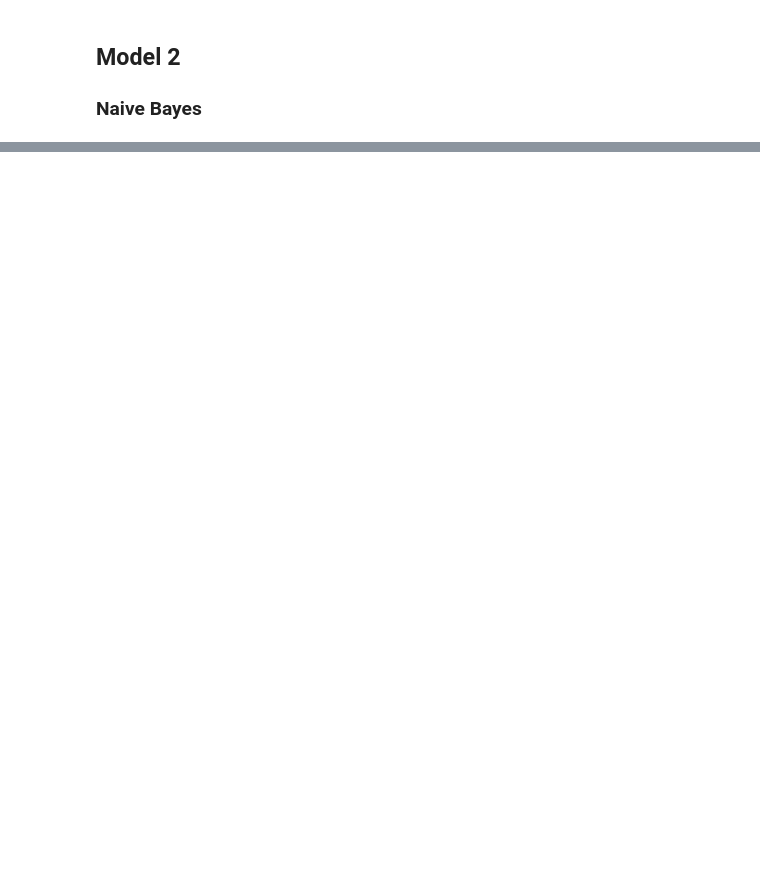
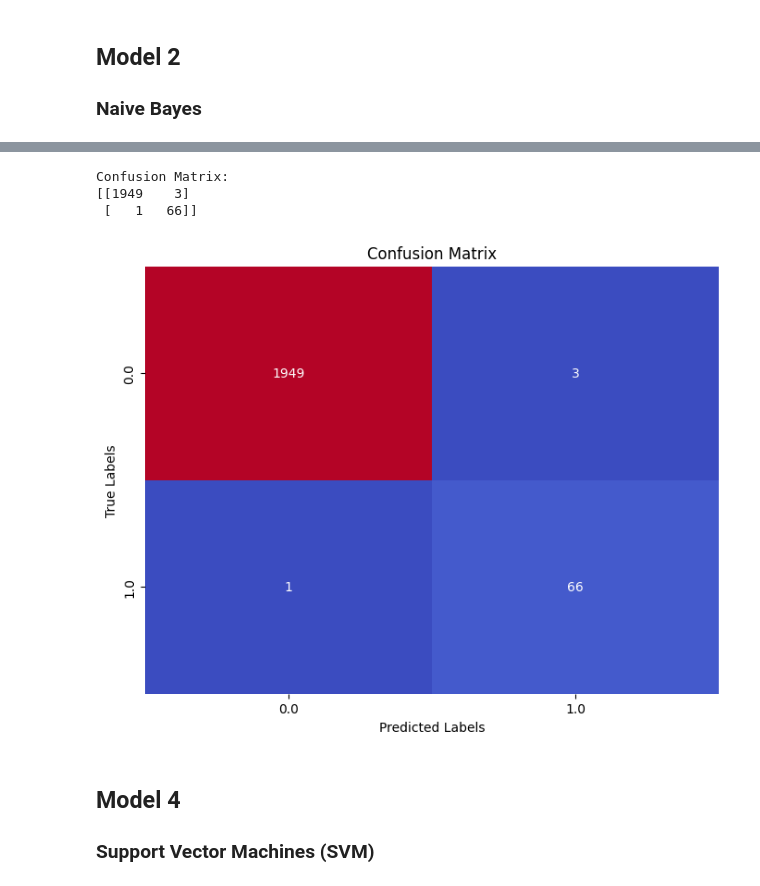
Before and after one commit to tinkersain/AsteroidDetection, a Jupyter notebook: Models/Training/train.ipynb, the cells around one changed output, grey strips where cells are left out. Cells and saved outputs as stored; diff of their text form; code cells hidden in the pictures; blank space fills up the shorter version.

```diff
--- a/Models/Training/train.ipynb
+++ b/Models/Training/train.ipynb
@@ -473,0 +465,24 @@ Confusion Matrix:
+# %%
+from sklearn.linear_model import LogisticRegression
+
+lg_model = LogisticRegression()
+lg_model = lg_model.fit(x_train,y_train)
+
+# Making Predictions on Training and Testing Dataset
+y_train_pred = lg_model.predict(x_train)
+y_test_pred = lg_model.predict(x_test)
+
+#Calculating Training and Testing Accuracy
+lg_train_accuracy = accuracy_score(y_train, y_train_pred)
+
+# Calculate accuracy for the testing set
+lg_test_accuracy = accuracy_score(y_test, y_test_pred)
+
+print(f"Training Accuracy: {lg_train_accuracy} ==> ({(lg_train_accuracy*100):.2f}%)")
+print(f"Testing Accuracy: {lg_test_accuracy} ==> ({(lg_test_accuracy*100):.2f}%)")
+print()
+
+#Storing Calculated Training and Testing Accuracy in a Dictionary
+add_accuracy(lg_train_accuracy,lg_test_accuracy,"LogisticRegression")
+
+print(classification_report(y_test,y_test_pred))
@@ -473,0 +503,23 @@ Confusion Matrix:
+# %%
+# Getting Confusion Matrix for the Predictions made
+conf_matrix = confusion_matrix(y_test, y_test_pred)
+
+# Display the confusion matrix
+print("Confusion Matrix:")
+print(conf_matrix)
+
+plt.figure(figsize=(8, 6))
+sns.heatmap(conf_matrix, annot=True, fmt="d",cmap="coolwarm", cbar=False,
+            xticklabels=sorted(set(y_test)), yticklabels=sorted(set(y_test)))
+plt.title("Confusion Matrix")
+plt.xlabel("Predicted Labels")
+plt.ylabel("True Labels")
+plt.show()
+# %% [output]
+Confusion Matrix:
+[[1949    3]
+ [   1   66]]
+[figure, added]
+# %% [markdown]
+## **Model 4**
+### Support Vector Machines (SVM)
```
Also changed, not shown: parts of 22 cells of this notebook.
